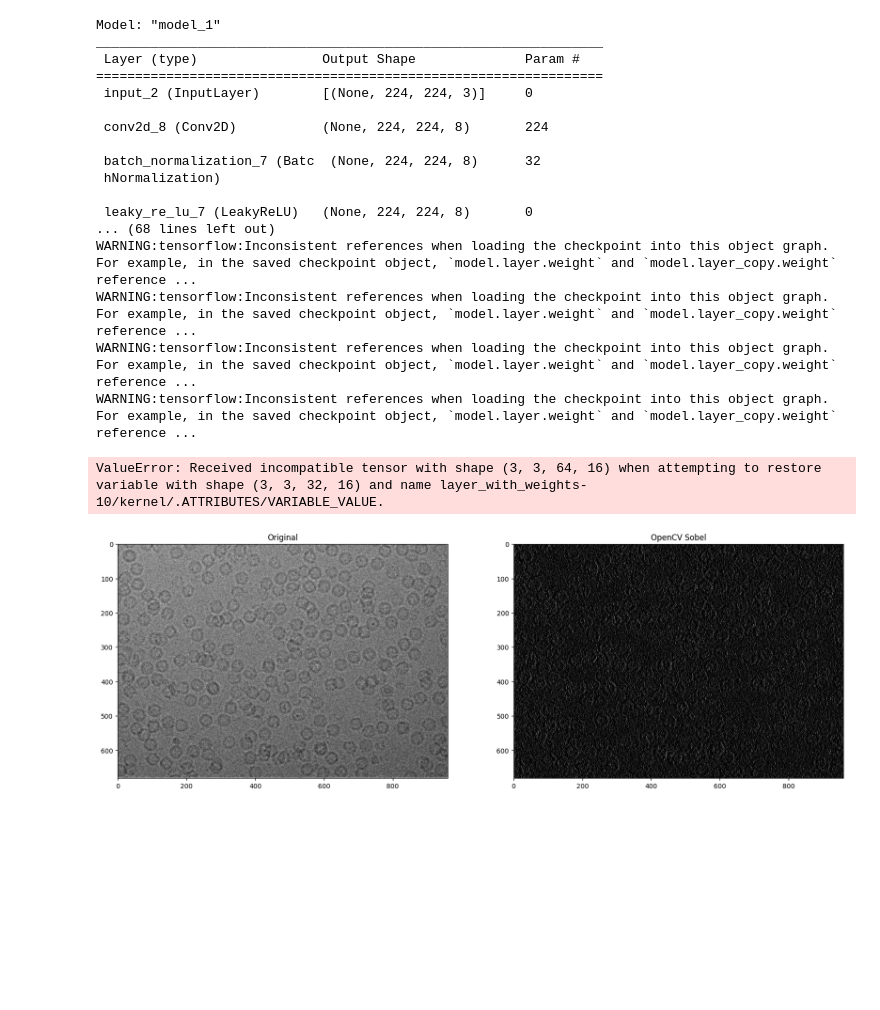
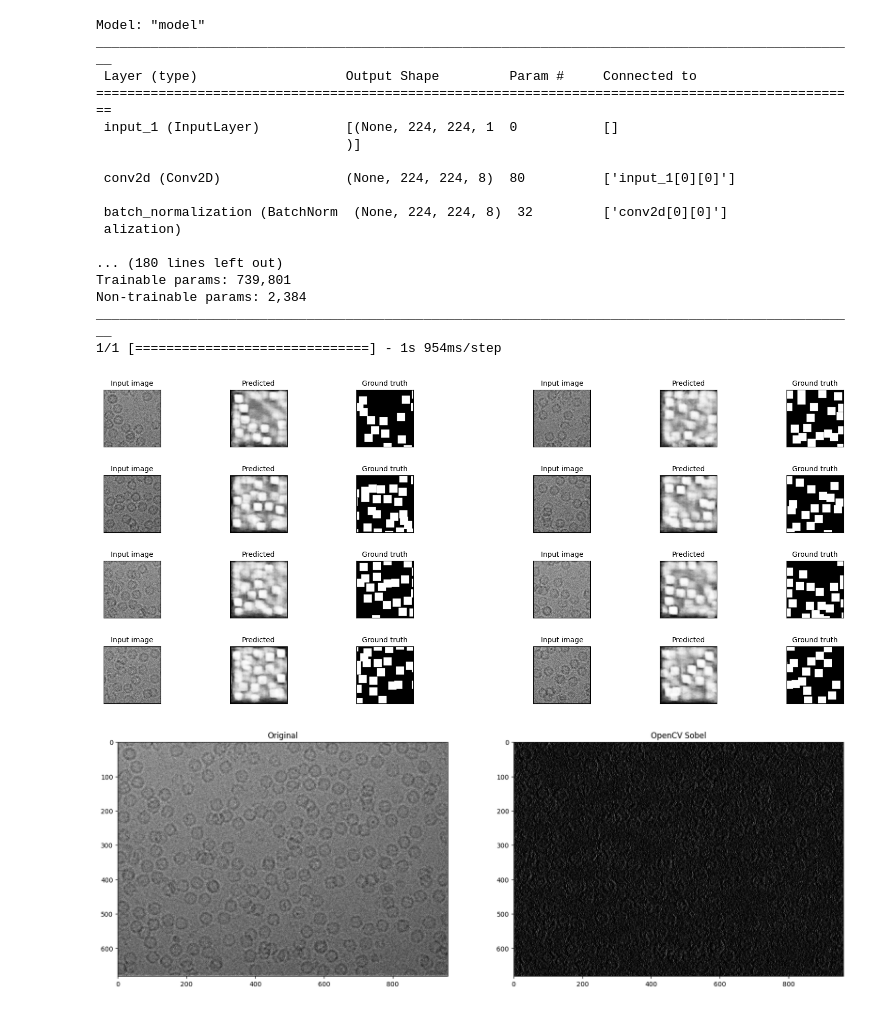
Before and after one commit to Joac1137/cryo-em_classification, a Jupyter notebook: experiments.ipynb, the cells around one changed output. Cells and saved outputs as stored; diff of their text form; code cells hidden in the pictures; blank space fills up the shorter version.

```diff
--- a/experiments.ipynb
+++ b/experiments.ipynb
@@ -46,31 +46,31 @@ model.show_predictions(path)
 # %%
 import cryo_em_select as cryo
-model_loaded = cryo.CryoEmNet(batch_size=4, image_size=(224,224,3))
-model_loaded.model.load_weights("model/checkpoint")
+model_loaded = cryo.CryoEmNet(batch_size=4, image_size=(224,224,1))
+model_loaded.model.load_weights("test_model/checkpoint")
 
 from pathlib import Path
 
 path = Path('FoilHole_16384305_Data_16383479_16383481_20201016_164256_fractions.png')
 model_loaded.show_predictions(path)
 # %% [output]
-Model: "model_1"
-_________________________________________________________________
- Layer (type)                Output Shape              Param #
-=================================================================
- input_2 (InputLayer)        [(None, 224, 224, 3)]     0
+Model: "model"
+__________________________________________________________________________________________________
+ Layer (type)                   Output Shape         Param #     Connected to
+==================================================================================================
+ input_1 (InputLayer)           [(None, 224, 224, 1  0           []
+                                )]
 
- conv2d_8 (Conv2D)           (None, 224, 224, 8)       224
+ conv2d (Conv2D)                (None, 224, 224, 8)  80          ['input_1[0][0]']
 
- batch_normalization_7 (Batc  (None, 224, 224, 8)      32
- hNormalization)
+ batch_normalization (BatchNorm  (None, 224, 224, 8)  32         ['conv2d[0][0]']
+ alization)
 
- leaky_re_lu_7 (LeakyReLU)   (None, 224, 224, 8)       0
-... (68 lines left out)
-WARNING:tensorflow:Inconsistent references when loading the checkpoint into this object graph. For example, in the saved checkpoint object, `model.layer.weight` and `model.layer_copy.weight` reference ...
-WARNING:tensorflow:Inconsistent references when loading the checkpoint into this object graph. For example, in the saved checkpoint object, `model.layer.weight` and `model.layer_copy.weight` reference ...
-WARNING:tensorflow:Inconsistent references when loading the checkpoint into this object graph. For example, in the saved checkpoint object, `model.layer.weight` and `model.layer_copy.weight` reference ...
-WARNING:tensorflow:Inconsistent references when loading the checkpoint into this object graph. For example, in the saved checkpoint object, `model.layer.weight` and `model.layer_copy.weight` reference ...
+... (180 lines left out)
+Trainable params: 739,801
+Non-trainable params: 2,384
+__________________________________________________________________________________________________
+1/1 [==============================] - 1s 954ms/step
-ValueError: Received incompatible tensor with shape (3, 3, 64, 16) when attempting to restore variable with shape (3, 3, 32, 16) and name layer_with_weights-10/kernel/.ATTRIBUTES/VARIABLE_VALUE.
+[figure, added]
 # %%
 import os
 from pathlib import Path
```
Also changed, not shown: parts of 4 cells of this notebook, 20 other files.
